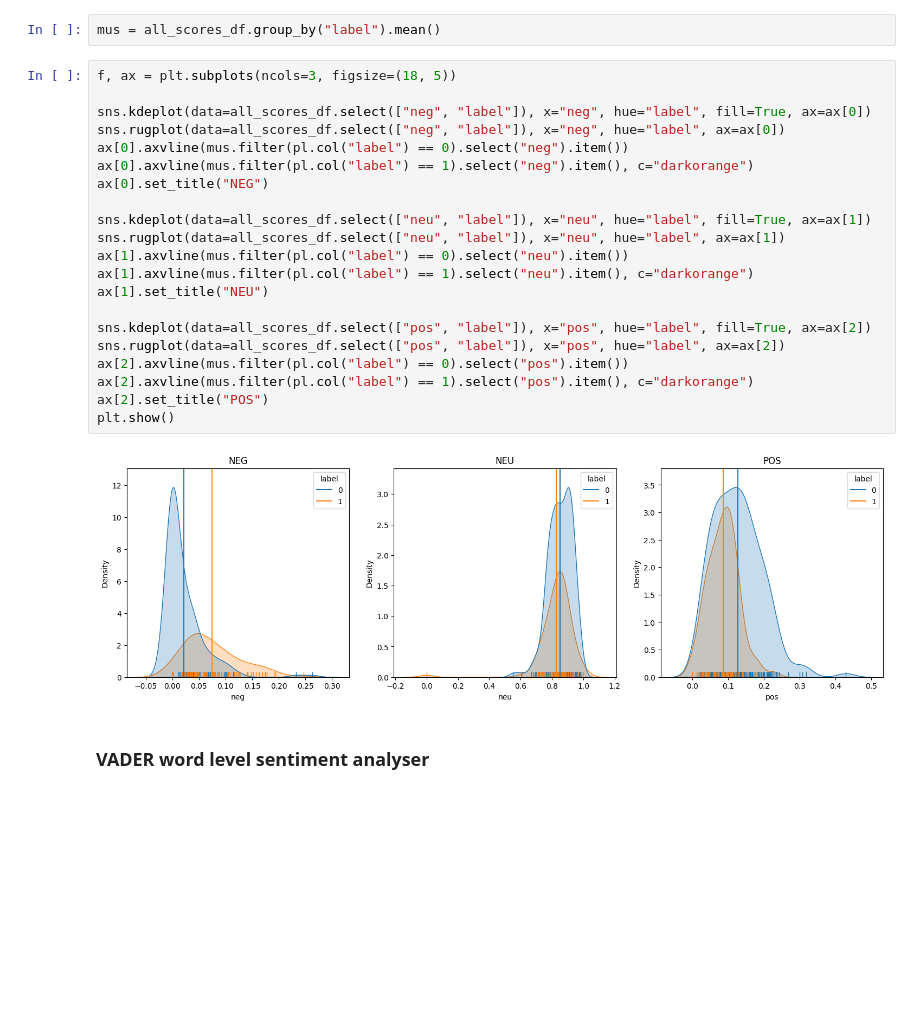
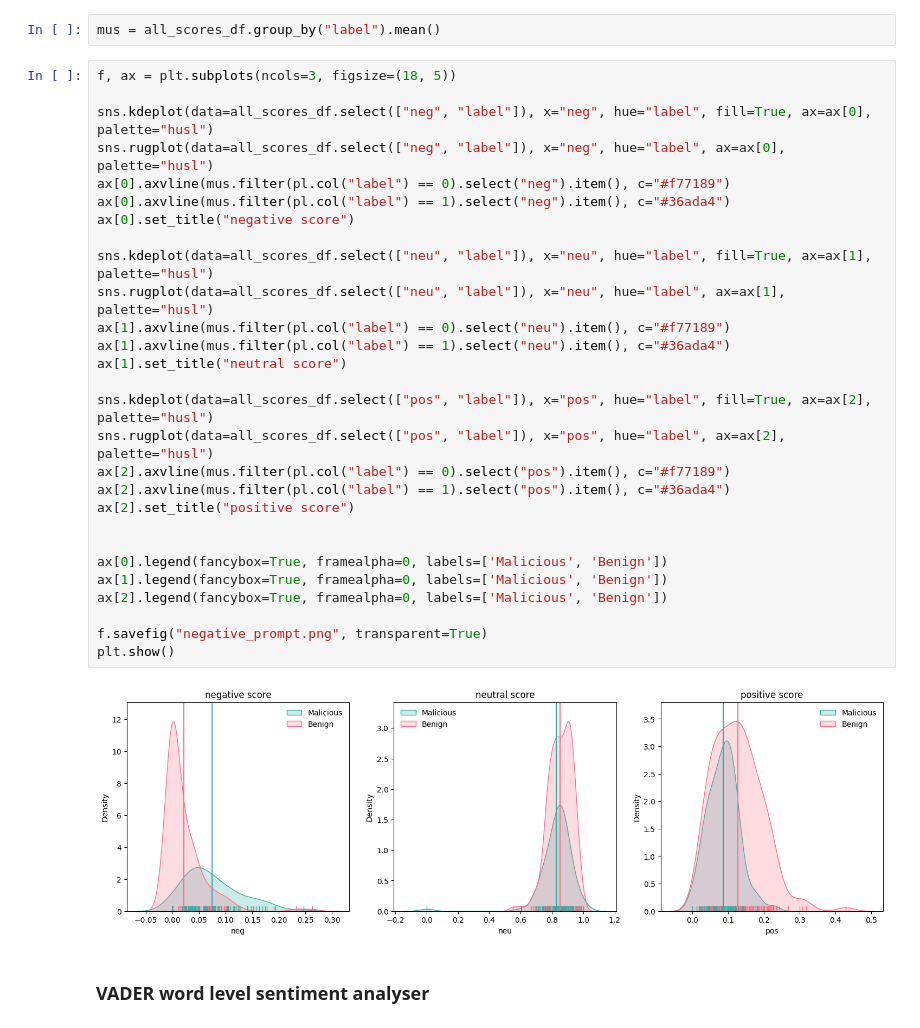
Before and after one commit to dan-stats-1/prompt_analysis, a Jupyter notebook: exploration.ipynb, the cells around one changed output. Cells and saved outputs as stored; diff of their text form; blank space fills up the shorter version.

```diff
--- a/exploration.ipynb
+++ b/exploration.ipynb
@@ -78,26 +78,33 @@ mus = all_scores_df.group_by("label").mean()
 # %%
 f, ax = plt.subplots(ncols=3, figsize=(18, 5))
 
-sns.kdeplot(data=all_scores_df.select(["neg", "label"]), x="neg", hue="label", fill=True, ax=ax[0])
-sns.rugplot(data=all_scores_df.select(["neg", "label"]), x="neg", hue="label", ax=ax[0])
-ax[0].axvline(mus.filter(pl.col("label") == 0).select("neg").item())
-ax[0].axvline(mus.filter(pl.col("label") == 1).select("neg").item(), c="darkorange")
-ax[0].set_title("NEG")
+sns.kdeplot(data=all_scores_df.select(["neg", "label"]), x="neg", hue="label", fill=True, ax=ax[0], palette="husl")
+sns.rugplot(data=all_scores_df.select(["neg", "label"]), x="neg", hue="label", ax=ax[0], palette="husl")
+ax[0].axvline(mus.filter(pl.col("label") == 0).select("neg").item(), c="#f77189")
+ax[0].axvline(mus.filter(pl.col("label") == 1).select("neg").item(), c="#36ada4")
+ax[0].set_title("negative score")
 
-sns.kdeplot(data=all_scores_df.select(["neu", "label"]), x="neu", hue="label", fill=True, ax=ax[1])
-sns.rugplot(data=all_scores_df.select(["neu", "label"]), x="neu", hue="label", ax=ax[1])
-ax[1].axvline(mus.filter(pl.col("label") == 0).select("neu").item())
-ax[1].axvline(mus.filter(pl.col("label") == 1).select("neu").item(), c="darkorange")
-ax[1].set_title("NEU")
+sns.kdeplot(data=all_scores_df.select(["neu", "label"]), x="neu", hue="label", fill=True, ax=ax[1], palette="husl")
+sns.rugplot(data=all_scores_df.select(["neu", "label"]), x="neu", hue="label", ax=ax[1], palette="husl")
+ax[1].axvline(mus.filter(pl.col("label") == 0).select("neu").item(), c="#f77189")
+ax[1].axvline(mus.filter(pl.col("label") == 1).select("neu").item(), c="#36ada4")
+ax[1].set_title("neutral score")
 
-sns.kdeplot(data=all_scores_df.select(["pos", "label"]), x="pos", hue="label", fill=True, ax=ax[2])
-sns.rugplot(data=all_scores_df.select(["pos", "label"]), x="pos", hue="label", ax=ax[2])
-ax[2].axvline(mus.filter(pl.col("label") == 0).select("pos").item())
-ax[2].axvline(mus.filter(pl.col("label") == 1).select("pos").item(), c="darkorange")
-ax[2].set_title("POS")
+sns.kdeplot(data=all_scores_df.select(["pos", "label"]), x="pos", hue="label", fill=True, ax=ax[2], palette="husl")
+sns.rugplot(data=all_scores_df.select(["pos", "label"]), x="pos", hue="label", ax=ax[2], palette="husl")
+ax[2].axvline(mus.filter(pl.col("label") == 0).select("pos").item(), c="#f77189")
+ax[2].axvline(mus.filter(pl.col("label") == 1).select("pos").item(), c="#36ada4")
+ax[2].set_title("positive score")
+
+
+ax[0].legend(fancybox=True, framealpha=0, labels=['Malicious', 'Benign'])
+ax[1].legend(fancybox=True, framealpha=0, labels=['Malicious', 'Benign'])
+ax[2].legend(fancybox=True, framealpha=0, labels=['Malicious', 'Benign'])
+
+f.savefig("negative_prompt.png", transparent=True)
 plt.show()
 # %% [output]
-[figure, old version]
+[figure, new version]
 # %% [markdown]
 ### VADER word level sentiment analyser
 # %%
```
Also changed, not shown: parts of 5 cells of this notebook, 4 other files.
